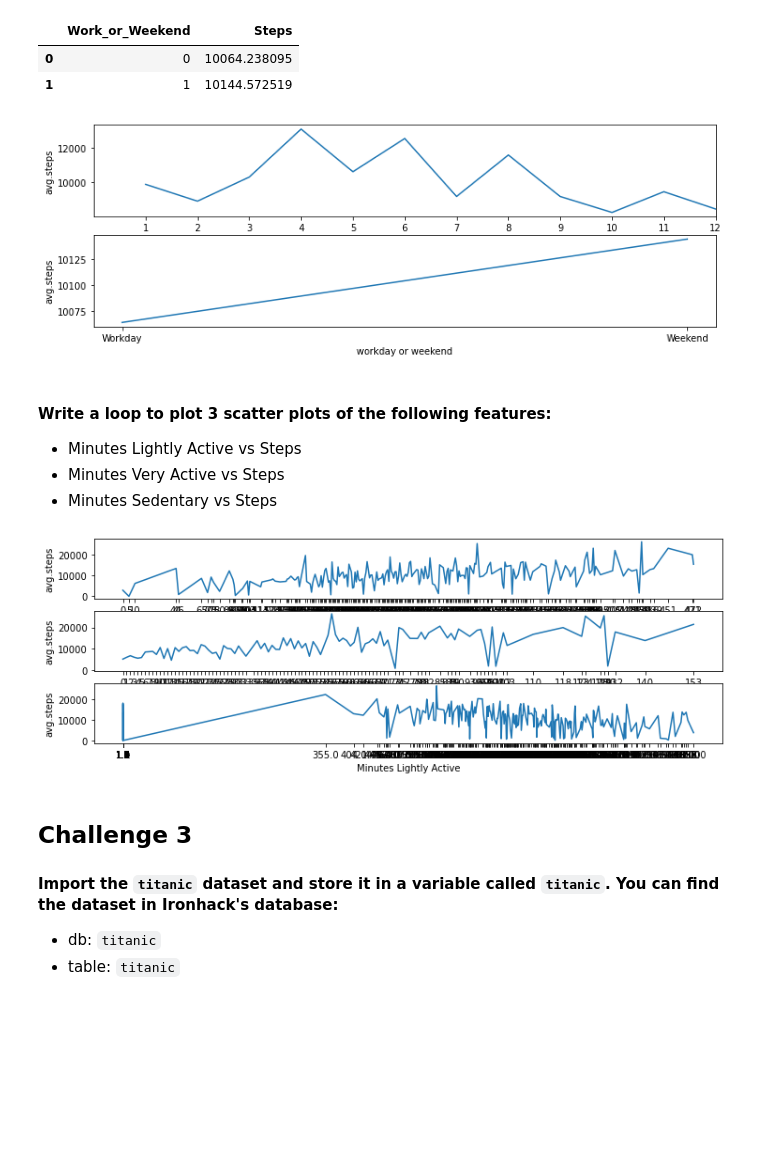
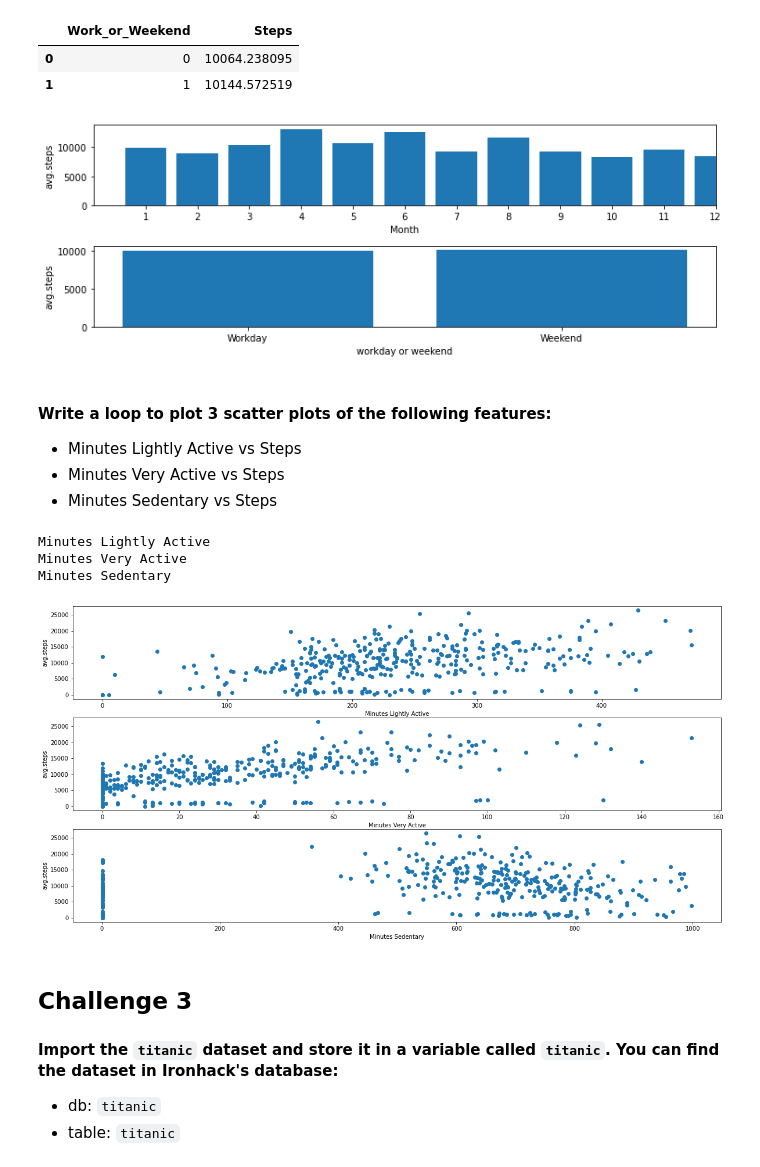
Before and after one commit to guiston04/dataptmad0522_labs, a Jupyter notebook: module-2/matplotlib-seaborn/your-code/main.ipynb, the cells around one changed output. Saved outputs shown, nothing was run; the diff lists cells and outputs as text; code cells hidden in the pictures; blank space fills up the shorter version.

```diff
--- a/module-2/matplotlib-seaborn/your-code/main.ipynb
+++ b/module-2/matplotlib-seaborn/your-code/main.ipynb
@@ -195,8 +195,9 @@ y2 = fitbit_work_weekend['Steps']
 labels = ['Workday', 'Weekend']
 
 fig, axs = plt.subplots(ncols=1, nrows=2, figsize = [12,4])
+plt.subplots_adjust(hspace = 0.5)
 plt.sca(axs[0])
-plt.plot(x1, y1)
+plt.bar(x1, y1)
 plt.xticks(x1)
 axs[0].set_xlim(0, 12)
 axs[0].set_xlabel('Month')
@@ -207,14 +208,14 @@ axs[0].grid(False)
 # your code here
 
 plt.sca(axs[1])
-plt.plot(x2, y2)
+plt.bar(x2, y2)
 plt.xticks(x2, labels)
 axs[1].set_xlabel('workday or weekend')
 axs[1].set_ylabel('avg.steps')
 axs[1].grid(False)
 plt.savefig('/Users/guillaumedieude/desktop/ironhack/curso/Los_Labs/dataptmad0522_labs/module-2/matplotlib-seaborn/figures/figures.png')
 # %% [output]
-[figure, old version]
+[figure, new version]
 # %% [markdown]
 #### Write a loop to plot 3 scatter plots of the following features:
 
@@ -224,25 +225,25 @@ plt.savefig('/Users/guillaumedieude/desktop/ironhack/curso/Los_Labs/dataptmad052
 # %%
 # your code here
 
 lista = ['Minutes Lightly Active', 'Minutes Very Active', 'Minutes Sedentary']
-fig, axs = plt.subplots(ncols=1, nrows=3, figsize = [12,4])
+fig, axs = plt.subplots(ncols=1, nrows=3, figsize = [20,10])
 
 for i in range(len(lista)):
+    print(lista[i])
     graph = fitbit[['Steps',lista[i]]].copy()
-    graph = graph.groupby(by = [list[i]], as_index = False).mean()
-
     x = graph[lista[i]]
     y = graph['Steps']
-
-
     plt.sca(axs[i])
-    plt.plot(x, y)
-    plt.xticks(x)
+    plt.scatter(x, y)
+    #plt.xticks(x)
     axs[i].set_xlabel(lista[i])
     axs[i].set_ylabel('avg.steps')
     axs[i].grid(False)
 # %% [output]
+Minutes Lightly Active
+Minutes Very Active
+Minutes Sedentary
-[figure, old version]
+[figure, new version]
 # %% [markdown]
 ## Challenge 3
 
```
Also changed, not shown: 2 other files.
